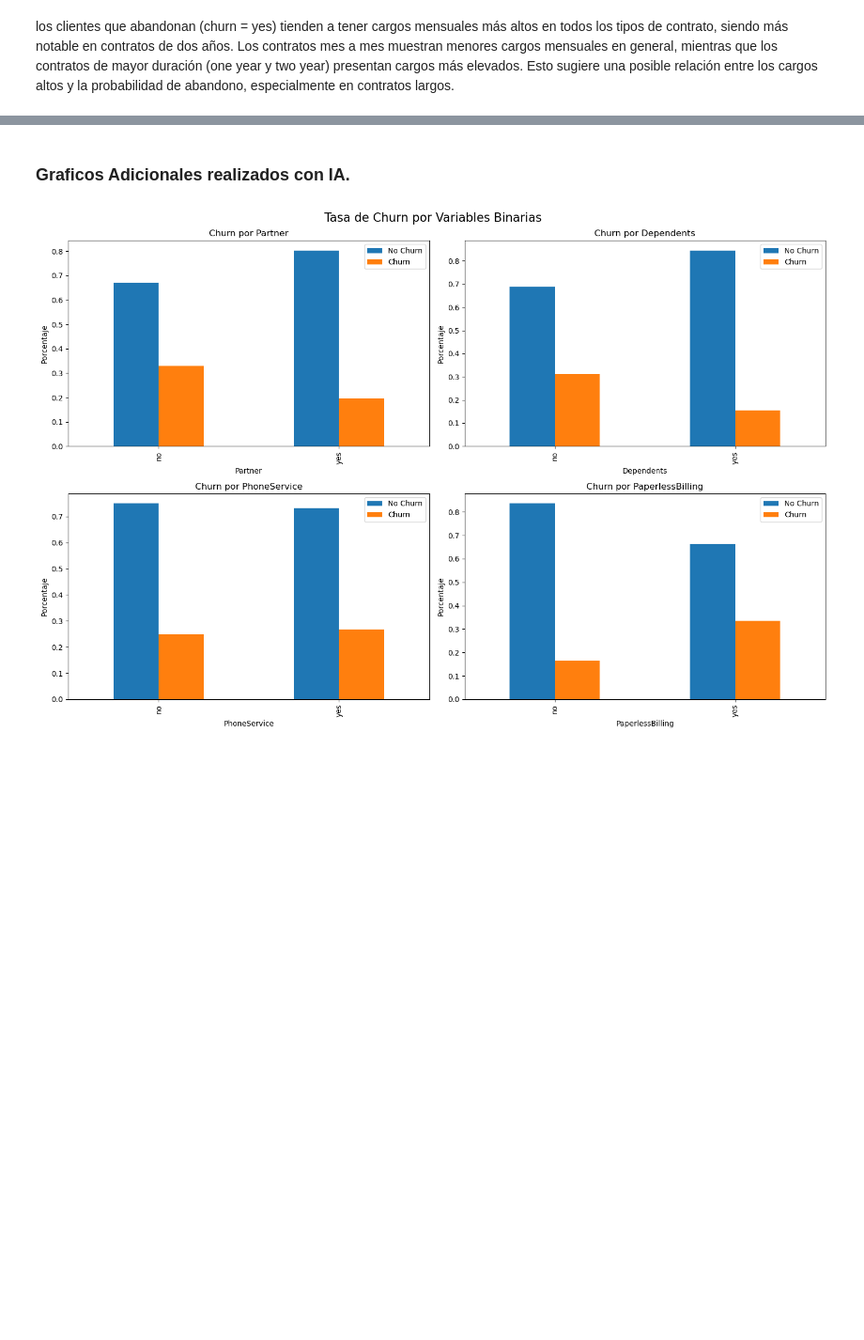
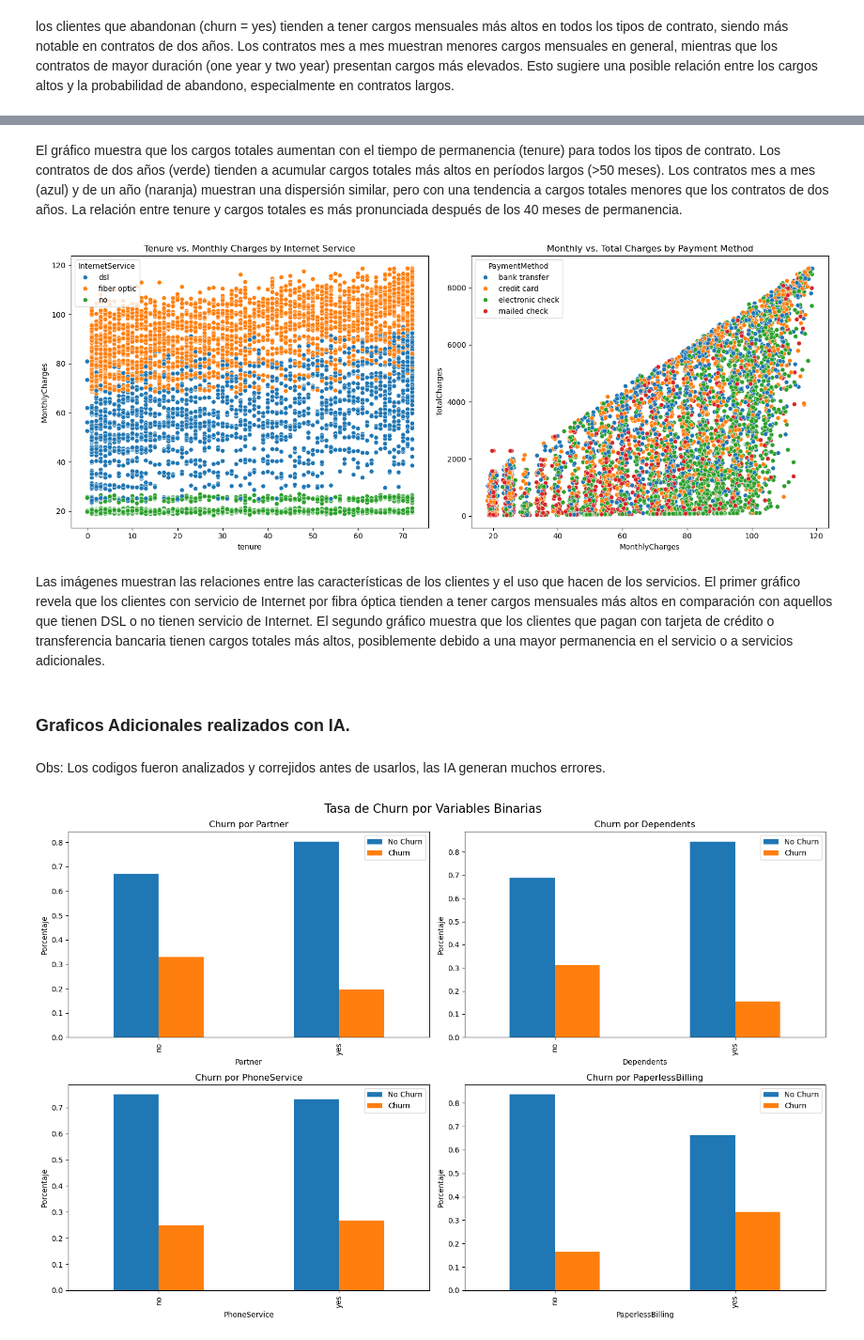
Before and after one commit to gillopy/ExamenCore, a Jupyter notebook: Code/Examen 3.ipynb, the cells around one changed output, grey strips where cells are left out. Shown at 94% size. Cells and saved outputs as stored; diff of their text form; code cells hidden in the pictures; blank space fills up the shorter version.

```diff
--- a/Code/Examen 3.ipynb
+++ b/Code/Examen 3.ipynb
@@ -500,5 +521,28 @@ los clientes que abandonan (churn = yes) tienden a tener cargos mensuales más a
+# %% [markdown]
+El gráfico muestra que los cargos totales aumentan con el tiempo de permanencia (tenure) para todos los tipos de contrato. Los contratos de dos años (verde) tienden a acumular cargos totales más altos en períodos largos (>50 meses). Los contratos mes a mes (azul) y de un año (naranja) muestran una dispersión similar, pero con una tendencia a cargos totales menores que los contratos de dos años. La relación entre tenure y cargos totales es más pronunciada después de los 40 meses de permanencia.
+# %%
+# 3. Múltiples scatterplots en una figura
+
+fig, axes = plt.subplots(1, 2, figsize=(15, 6))
+
+sns.scatterplot(ax=axes[0], x='tenure', y='MonthlyCharges',
+                hue='InternetService', data=df)
+axes[0].set_title('Tenure vs. Monthly Charges by Internet Service')
+
+sns.scatterplot(ax=axes[1], x='MonthlyCharges', y='TotalCharges',
+                hue='PaymentMethod', data=df)
+axes[1].set_title('Monthly vs. Total Charges by Payment Method')
+
+plt.tight_layout()
+plt.show()
+# %% [output]
+[figure, added]
+# %% [markdown]
+Las imágenes muestran las relaciones entre las características de los clientes y el uso que hacen de los servicios. El primer gráfico revela que los clientes con servicio de Internet por fibra óptica tienden a tener cargos mensuales más altos en comparación con aquellos que tienen DSL o no tienen servicio de Internet. El segundo gráfico muestra que los clientes que pagan con tarjeta de crédito o transferencia bancaria tienen cargos totales más altos, posiblemente debido a una mayor permanencia en el servicio o a servicios adicionales.
 # %% [markdown]
 ### Graficos Adicionales realizados con IA.
+# %% [markdown]
+Obs: Los codigos fueron analizados y correjidos antes de usarlos, las IA generan muchos errores.
 # %%
 binary_cols = ['Partner', 'Dependents', 'PhoneService', 'PaperlessBilling'] # Definir las columnas binarias (yes/no)
 
```
Also changed, not shown: parts of 5 cells of this notebook.
